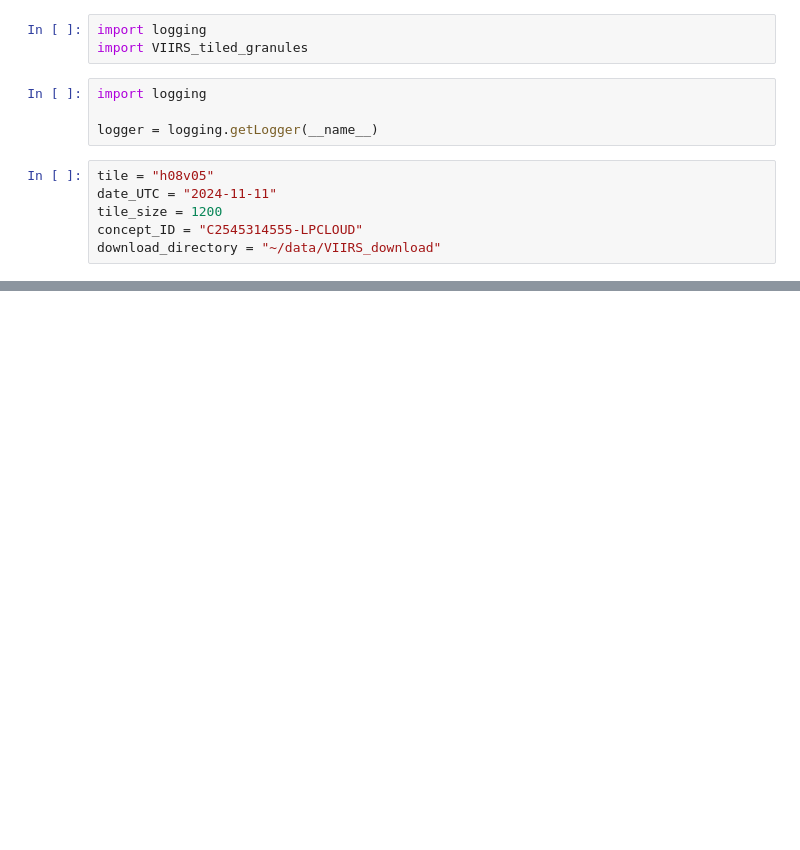
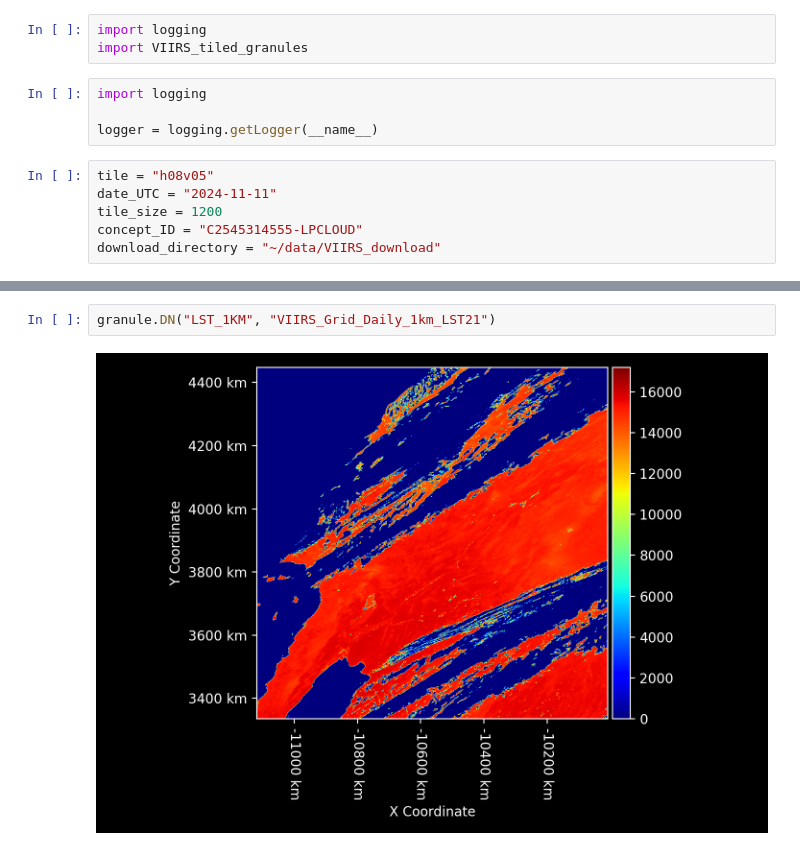
Before and after one commit to gregory-halverson-jpl/VIIRS-Tiled-Granules, a Jupyter notebook: Search and Download.ipynb, the cells around one changed output, grey strips where cells are left out. Drawn from its saved outputs; the diff is of its cells as text; blank space fills up the shorter version.

```diff
--- a/Search and Download.ipynb
+++ b/Search and Download.ipynb
@@ -39,3 +39,7 @@ granule
 {
   "filename": "~/data/VIIRS_download/VNP21A1D.002/2024-11-11/VNP21A1D.A2024316.h08v05.002.2024320160736.h5"
 }
+# %%
+granule.DN("LST_1KM", "VIIRS_Grid_Daily_1km_LST21")
+# %% [output]
+[figure, added]
```
Also changed, not shown: parts of 5 cells of this notebook, 2 other files.
